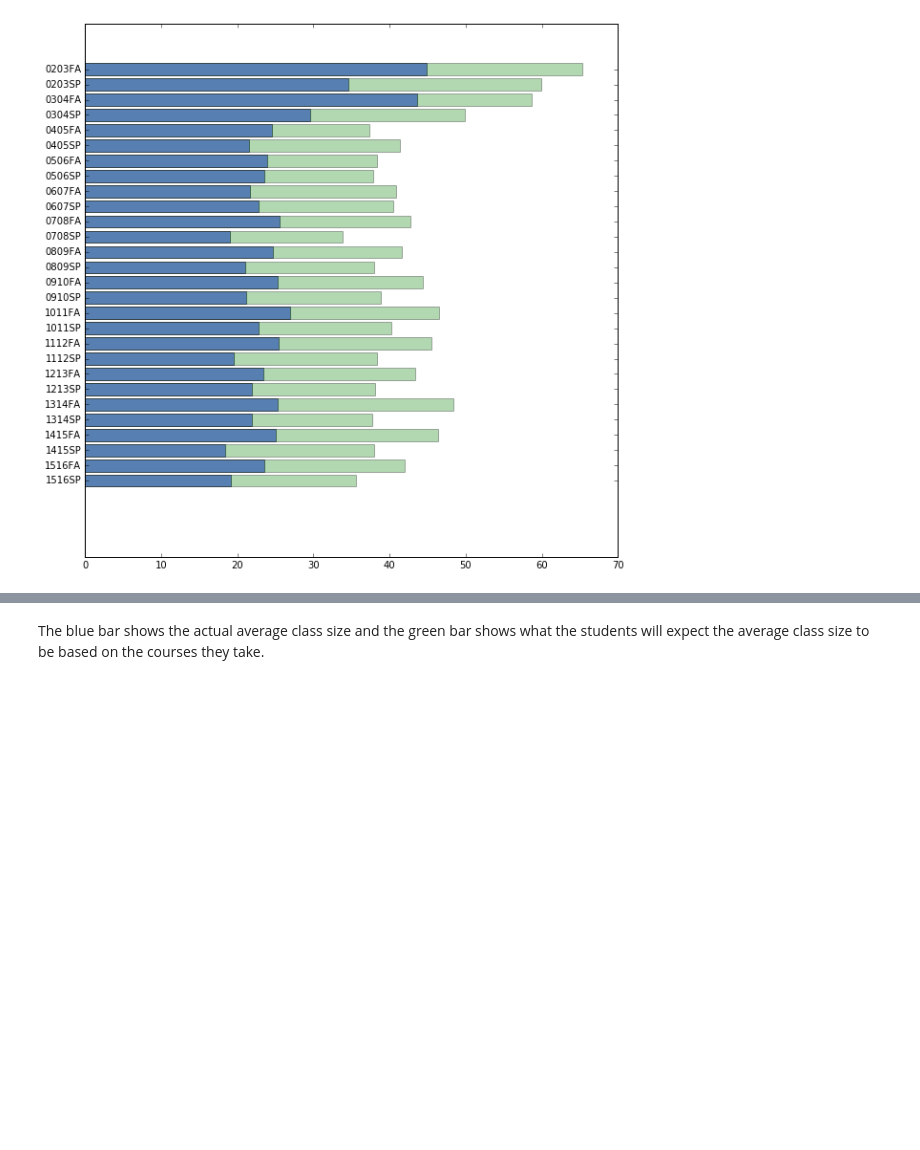
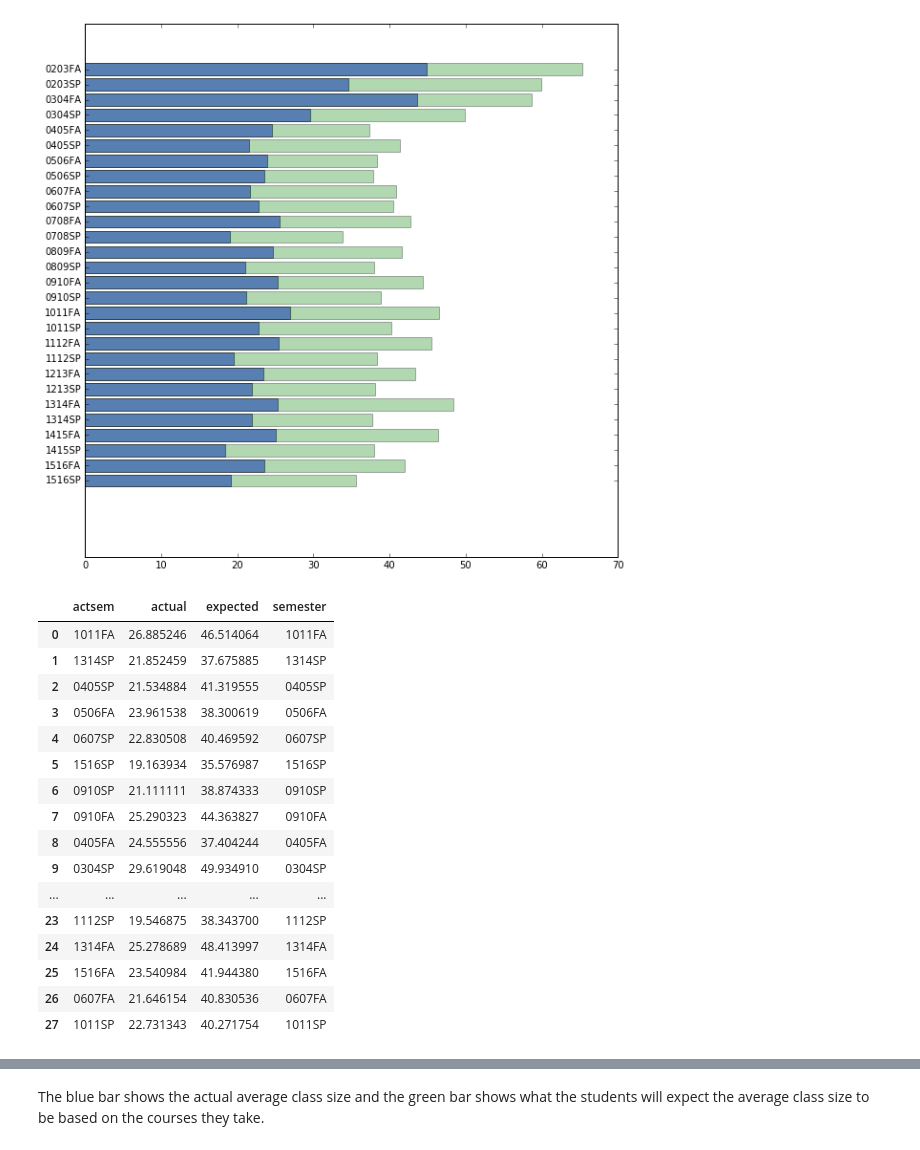
Before and after one commit to idgetto/DataScienceFinalProject, a Jupyter notebook: explore/class_size_paradox.ipynb, the cells around one changed output, grey strips where cells are left out. Drawn from its saved outputs; the diff is of its cells as text; code cells hidden in the pictures; blank space fills up the shorter version.

```diff
--- a/explore/class_size_paradox.ipynb
+++ b/explore/class_size_paradox.ipynb
@@ -102,3 +102,25 @@ plt.yticks(range(len(actualod)), actualod.keys())
   <matplotlib.axis.YTick at 0x...>],
  <a list of 28 Text yticklabel objects>)
 [figure]
+# %%
+classparadox= pd.DataFrame({'semester':expectd.keys(), 'actsem': actuald.keys(),
+                            'expected':expectd.values(), 'actual': actuald.values()})
+classparadox.head(100)
+# %% [output]
+|  | actsem | actual | expected | semester |
+| 0 | 1011FA | 26.885246 | 46.514064 | 1011FA |
+| 1 | 1314SP | 21.852459 | 37.675885 | 1314SP |
+| 2 | 0405SP | 21.534884 | 41.319555 | 0405SP |
+| 3 | 0506FA | 23.961538 | 38.300619 | 0506FA |
+| 4 | 0607SP | 22.830508 | 40.469592 | 0607SP |
+| 5 | 1516SP | 19.163934 | 35.576987 | 1516SP |
+| 6 | 0910SP | 21.111111 | 38.874333 | 0910SP |
+| 7 | 0910FA | 25.290323 | 44.363827 | 0910FA |
+| 8 | 0405FA | 24.555556 | 37.404244 | 0405FA |
+| 9 | 0304SP | 29.619048 | 49.934910 | 0304SP |
+| ... | ... | ... | ... | ... |
+| 23 | 1112SP | 19.546875 | 38.343700 | 1112SP |
+| 24 | 1314FA | 25.278689 | 48.413997 | 1314FA |
+| 25 | 1516FA | 23.540984 | 41.944380 | 1516FA |
+| 26 | 0607FA | 21.646154 | 40.830536 | 0607FA |
+| 27 | 1011SP | 22.731343 | 40.271754 | 1011SP |
```
Also changed, not shown: parts of 2 cells of this notebook.
